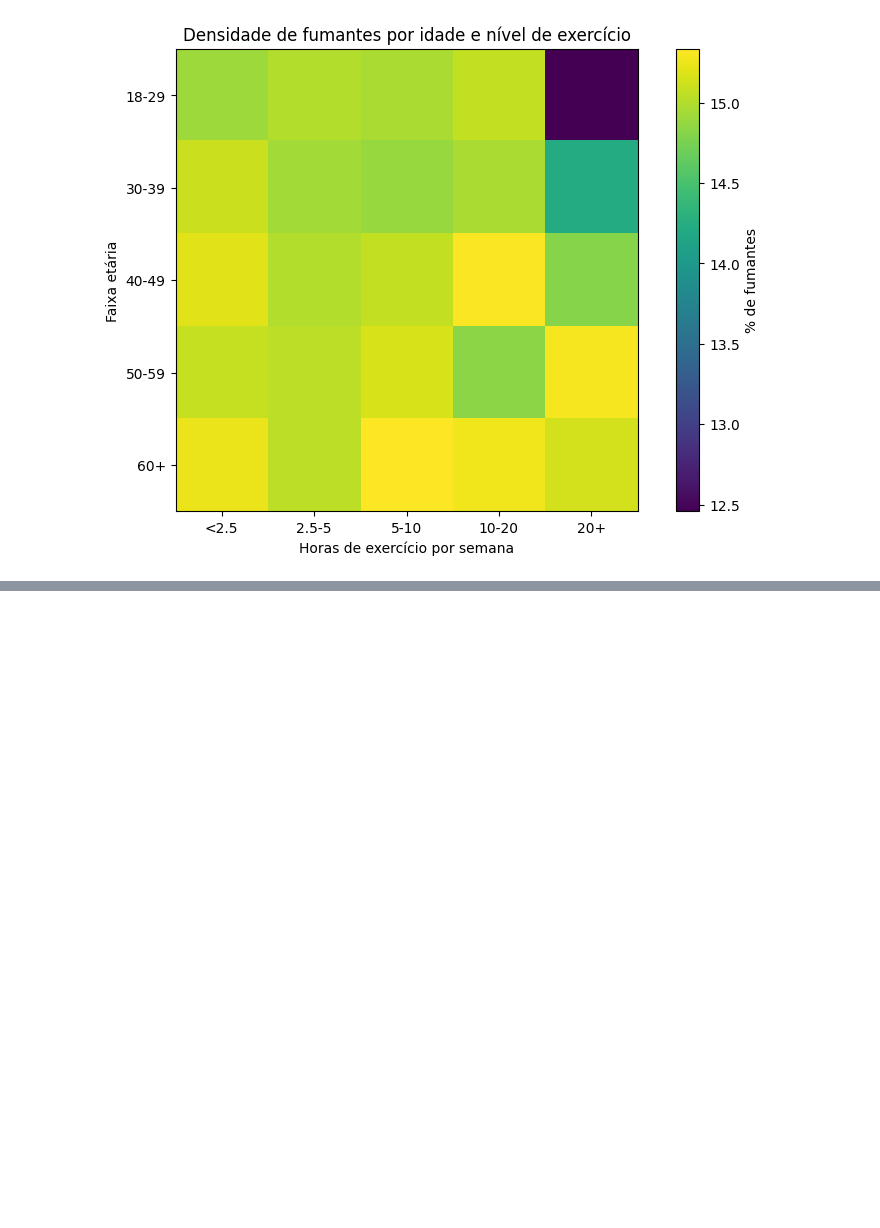
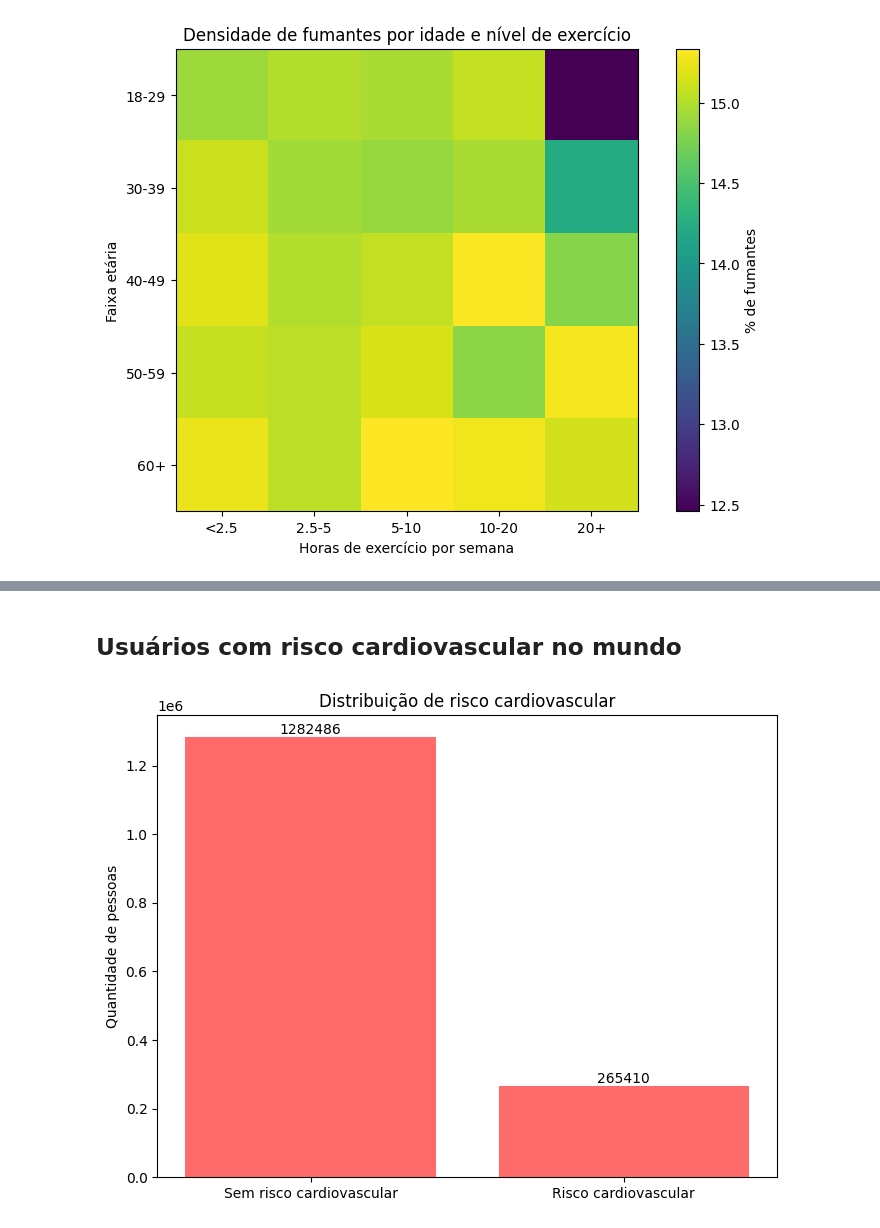
Before and after one commit to H3ytt0r62/SBD2-Social_Media_User_Analysis, a Jupyter notebook: Data layer/Raw/analytcs.ipynb, the cells around one changed output, grey strips where cells are left out. Cells and saved outputs as stored; diff of their text form; code cells hidden in the pictures; blank space fills up the shorter version.

```diff
--- a/Data layer/Raw/analytcs.ipynb
+++ b/Data layer/Raw/analytcs.ipynb
@@ -390 +388,35 @@ plt.show()
+# %% [markdown]
+## Usuários com risco cardiovascular no mundo
+# %%
+df = df_raw.copy()
+
+condicao_risco = (
+    (df['blood_pressure_systolic'] >= 140) &
+    (df['blood_pressure_diastolic'] >= 90) |
+    (df['body_mass_index'] >= 30)
+)
+
+df['grupo_cv'] = 'Sem risco cardiovascular'
+df.loc[condicao_risco, 'grupo_cv'] = 'Risco cardiovascular'
+
+contagem = df['grupo_cv'].value_counts()
+
+plt.figure(figsize=(8,6))
+bars = plt.bar(contagem.index, contagem.values, color = '#ff6b6b')
+
+plt.title('Distribuição de risco cardiovascular')
+plt.ylabel('Quantidade de pessoas')
+
+for bar in bars:
+    plt.text(
+        bar.get_x() + bar.get_width()/2,
+        bar.get_height(),
+        f'{int(bar.get_height())}',
+        ha='center',
+        va='bottom'
+    )
+
+plt.show()
+# %% [output]
+[figure, added]
 # %% [markdown]
```
Also changed, not shown: parts of 5 cells of this notebook.
